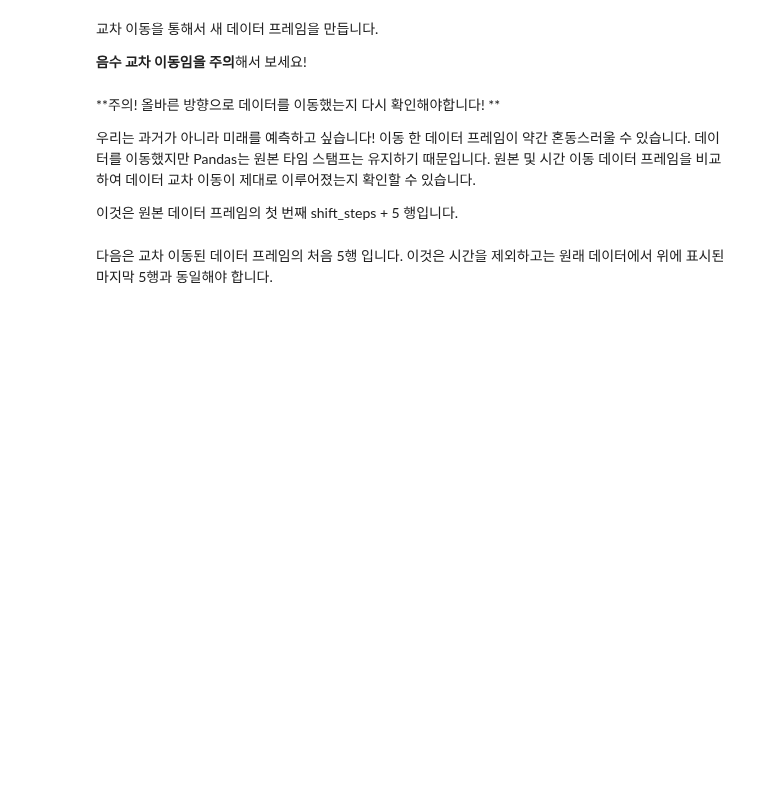
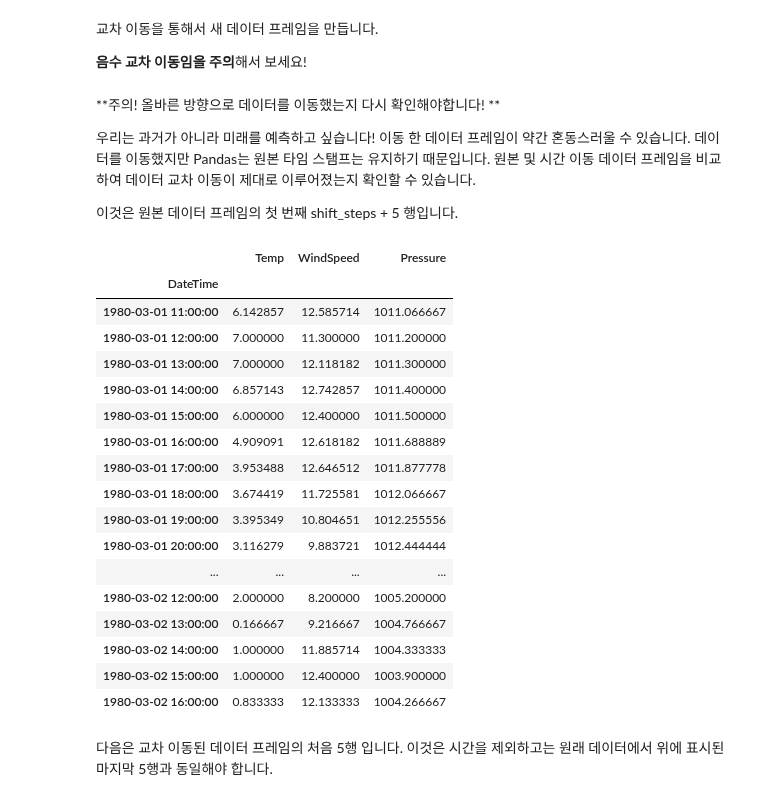
Before and after one commit to sturu1/THU-PM, a Jupyter notebook: Copy_of_7_Time_Series_Problem_using_RNN_ipynb의_사본.ipynb, the cells around one changed output. Saved outputs shown, nothing was run; the diff lists cells and outputs as text; code cells hidden in the pictures; blank space fills up the shorter version.

```diff
--- a/Copy_of_7_Time_Series_Problem_using_RNN_ipynb의_사본.ipynb
+++ b/Copy_of_7_Time_Series_Problem_using_RNN_ipynb의_사본.ipynb
@@ -211,6 +239,27 @@ df['Odense']['Temp']['2006-05':'2006-07'].plot()
 
 
 이것은 원본 데이터 프레임의 첫 번째 shift_steps + 5 행입니다.
+# %%
+df[target_city][target_names].head(30)
+# %% [output]
+|  | Temp | WindSpeed | Pressure |
+| DateTime |  |  |  |
+| 1980-03-01 11:00:00 | 6.142857 | 12.585714 | 1011.066667 |
+| 1980-03-01 12:00:00 | 7.000000 | 11.300000 | 1011.200000 |
+| 1980-03-01 13:00:00 | 7.000000 | 12.118182 | 1011.300000 |
+| 1980-03-01 14:00:00 | 6.857143 | 12.742857 | 1011.400000 |
+| 1980-03-01 15:00:00 | 6.000000 | 12.400000 | 1011.500000 |
+| 1980-03-01 16:00:00 | 4.909091 | 12.618182 | 1011.688889 |
+| 1980-03-01 17:00:00 | 3.953488 | 12.646512 | 1011.877778 |
+| 1980-03-01 18:00:00 | 3.674419 | 11.725581 | 1012.066667 |
+| 1980-03-01 19:00:00 | 3.395349 | 10.804651 | 1012.255556 |
+| 1980-03-01 20:00:00 | 3.116279 | 9.883721 | 1012.444444 |
+| ... | ... | ... | ... |
+| 1980-03-02 12:00:00 | 2.000000 | 8.200000 | 1005.200000 |
+| 1980-03-02 13:00:00 | 0.166667 | 9.216667 | 1004.766667 |
+| 1980-03-02 14:00:00 | 1.000000 | 11.885714 | 1004.333333 |
+| 1980-03-02 15:00:00 | 1.000000 | 12.400000 | 1003.900000 |
+| 1980-03-02 16:00:00 | 0.833333 | 12.133333 | 1004.266667 |
 # %% [markdown]
 다음은 교차 이동된 데이터 프레임의 처음 5행 입니다. 이것은 시간을 제외하고는 원래 데이터에서 위에 표시된 마지막 5행과
 동일해야 합니다.
```
Also changed, not shown: parts of 65 cells of this notebook.
